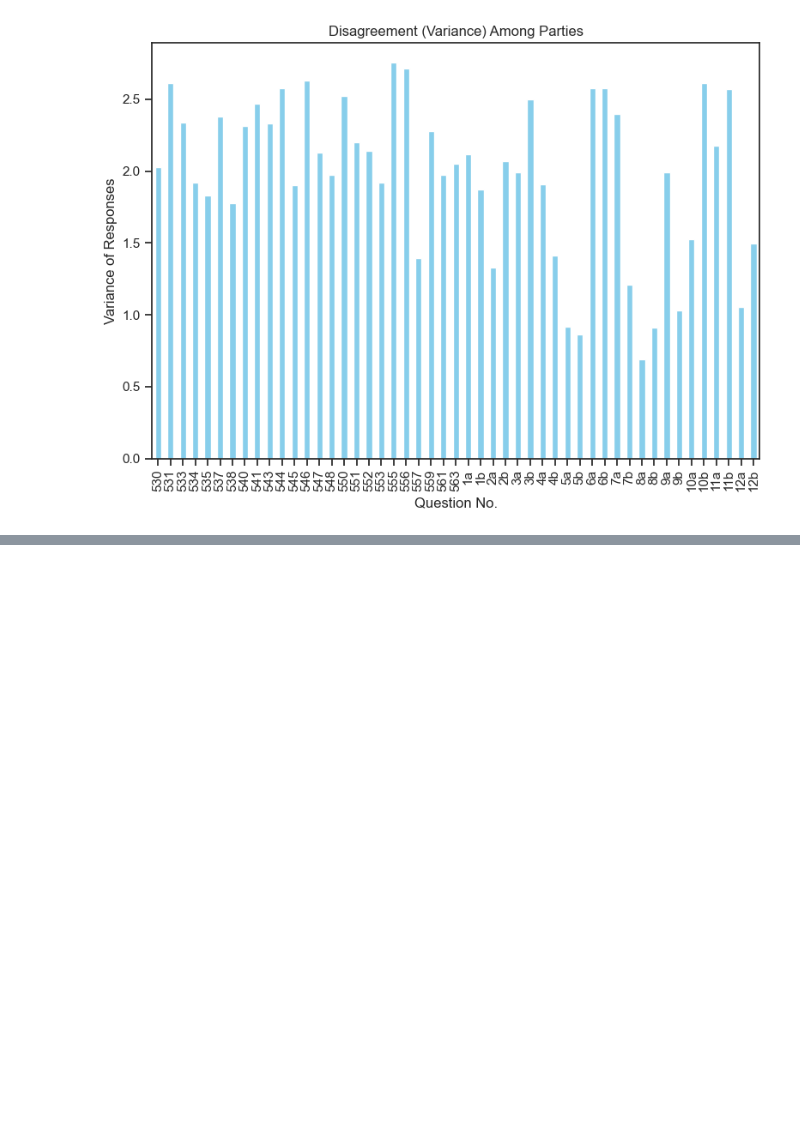
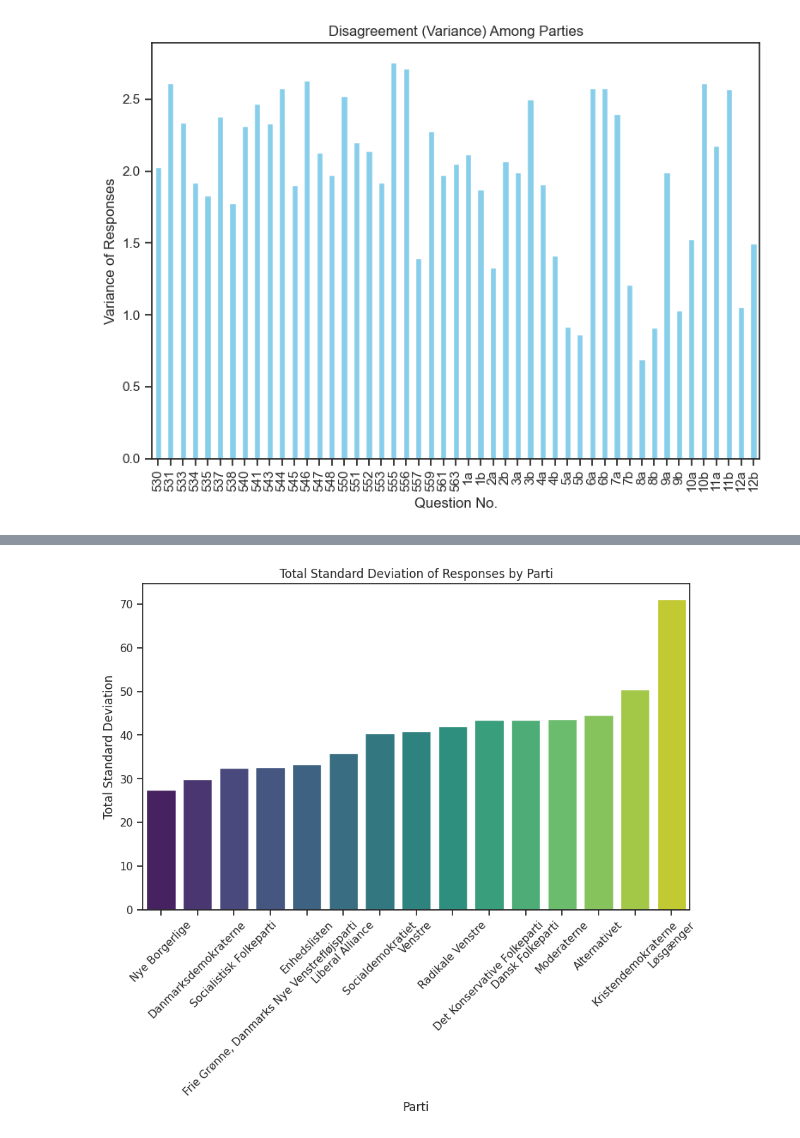
Before and after one commit to radoslavKiryazov/MAL, a Jupyter notebook: Assignment 2/2. Candidate Test 2022 I.ipynb, the cells around one changed output, grey strips where cells are left out. Drawn from its saved outputs; the diff is of its cells as text; code cells hidden in the pictures; blank space fills up the shorter version.

Commit message:
Added total agreement charts

```diff
--- a/Assignment 2/2. Candidate Test 2022 I.ipynb
+++ b/Assignment 2/2. Candidate Test 2022 I.ipynb
@@ -209,3 +209,14 @@ plot_all_parties_disagreement()
 # %% [output]
 [figure]
 [figure]
+# %%
+# Clear data and leave only candidates' parties and questions
+survey = alldata.drop(columns=['navn', 'alder', 'storkreds'])
+
+# Calculate standard deviation of responses grouped by 'parti'
+survey_std = survey.groupby('parti').std().round(2).reset_index()
+
+# Calculate the total standard deviation per row and add it to a 'total' column
+survey_std['total'] = survey_std.iloc[:, 1:].sum(axis=1)
+survey_std = survey_std.sort_values('total', ascending=True)
+survey_std
@@ -211,0 +241,12 @@ plot_all_parties_disagreement()
+# %%
+# Creating a bar plot to visualize the total standard deviation of responses by parti (inner party disagreement)
+#  The lower the better for agreement
+plt.figure(figsize=(10, 6))
+sns.barplot(x='parti', y='total', data=survey_std, hue='parti', palette="viridis", legend=False)
+plt.xlabel('Parti')
+plt.ylabel('Total Standard Deviation')
+plt.title('Total Standard Deviation of Responses by Parti')
+plt.xticks(rotation=45)
+plt.show()
+# %% [output]
+[figure, added]
```
Also changed, not shown: parts of 1 cell of this notebook.
